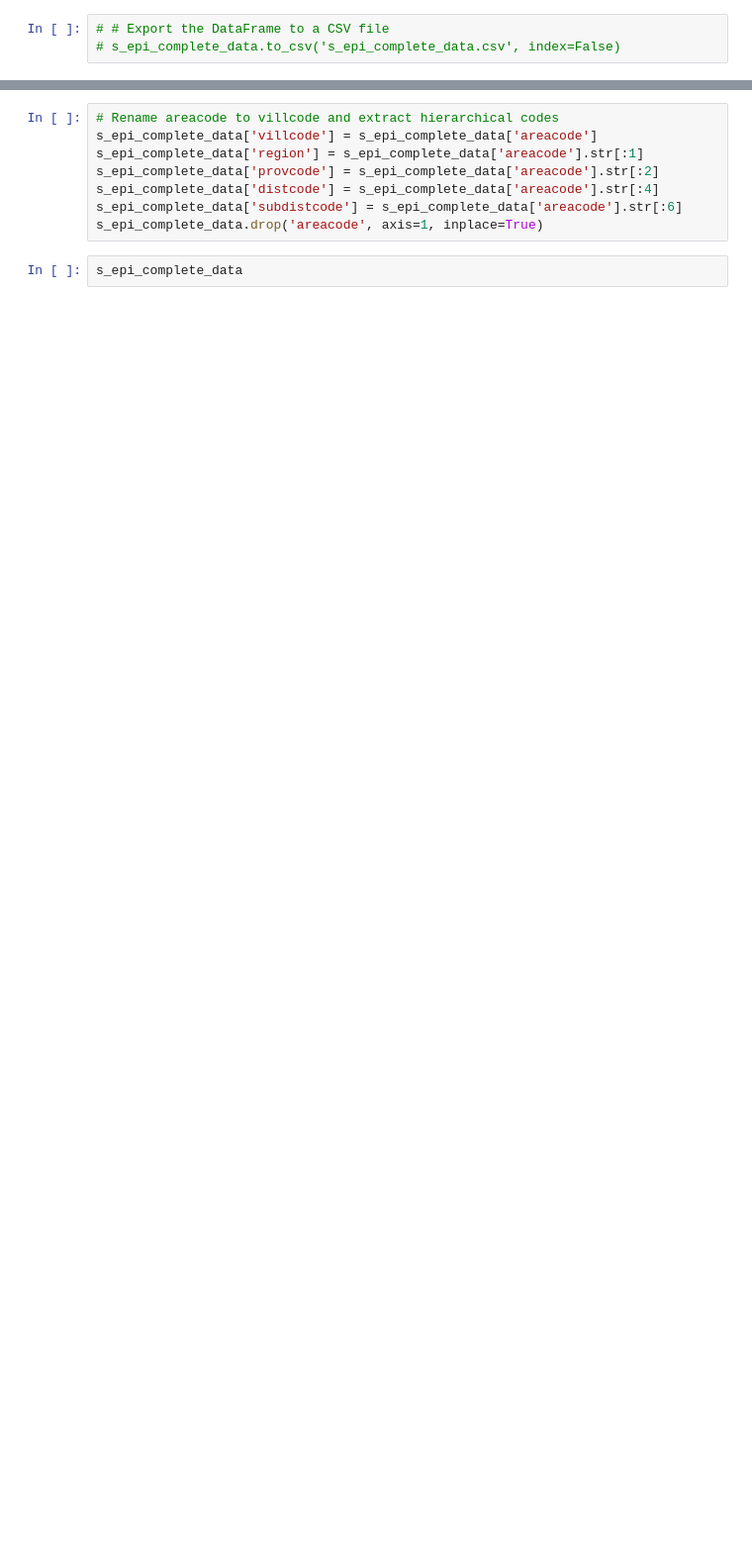
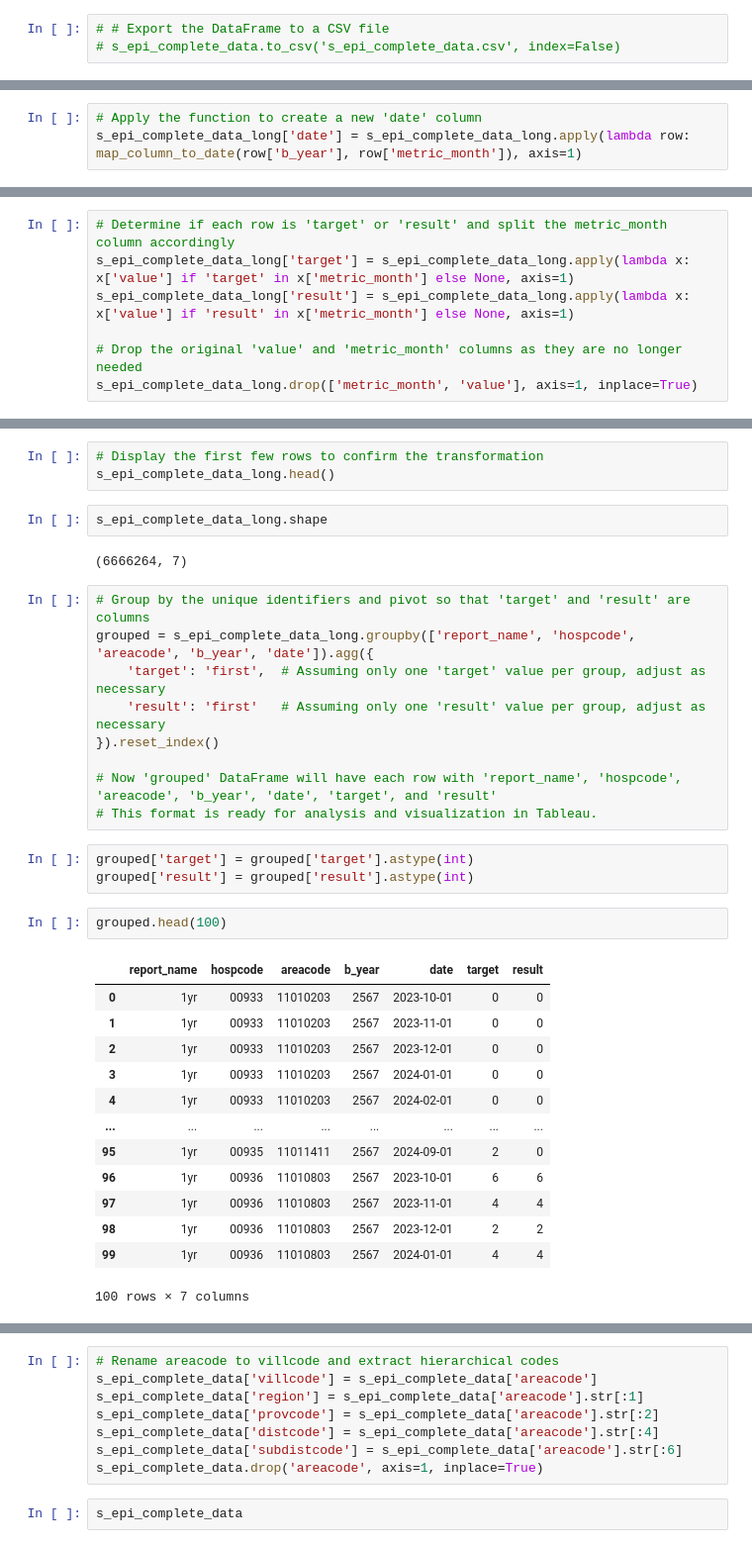
Before and after one commit to vk-poonyakanok/s_epi_complete, a Jupyter notebook: s_epi_complete.ipynb, the cells around one changed output, grey strips where cells are left out. Shown at 99% size. Drawn from its saved outputs; the diff is of its cells as text; blank space fills up the shorter version.

```diff
--- a/s_epi_complete.ipynb
+++ b/s_epi_complete.ipynb
@@ -614,0 +704,3 @@ All rows are accounted for, no data is missing.
+# %%
+# Apply the function to create a new 'date' column
+s_epi_complete_data_long['date'] = s_epi_complete_data_long.apply(lambda row: map_column_to_date(row['b_year'], row['metric_month']), axis=1)
@@ -614,0 +723,7 @@ All rows are accounted for, no data is missing.
+# %%
+# Determine if each row is 'target' or 'result' and split the metric_month column accordingly
+s_epi_complete_data_long['target'] = s_epi_complete_data_long.apply(lambda x: x['value'] if 'target' in x['metric_month'] else None, axis=1)
+s_epi_complete_data_long['result'] = s_epi_complete_data_long.apply(lambda x: x['value'] if 'result' in x['metric_month'] else None, axis=1)
+
+# Drop the original 'value' and 'metric_month' columns as they are no longer needed
+s_epi_complete_data_long.drop(['metric_month', 'value'], axis=1, inplace=True)
@@ -614,0 +737,35 @@ All rows are accounted for, no data is missing.
+# %%
+# Display the first few rows to confirm the transformation
+s_epi_complete_data_long.head()
+# %%
+s_epi_complete_data_long.shape
+# %% [output]
+(6666264, 7)
+# %%
+# Group by the unique identifiers and pivot so that 'target' and 'result' are columns
+grouped = s_epi_complete_data_long.groupby(['report_name', 'hospcode', 'areacode', 'b_year', 'date']).agg({
+    'target': 'first',  # Assuming only one 'target' value per group, adjust as necessary
+    'result': 'first'   # Assuming only one 'result' value per group, adjust as necessary
+}).reset_index()
+
+# Now 'grouped' DataFrame will have each row with 'report_name', 'hospcode', 'areacode', 'b_year', 'date', 'target', and 'result'
+# This format is ready for analysis and visualization in Tableau.
+# %%
+grouped['target'] = grouped['target'].astype(int)
+grouped['result'] = grouped['result'].astype(int)
+# %%
+grouped.head(100)
+# %% [output]
+|  | report_name | hospcode | areacode | b_year | date | target | result |
+| 0 | 1yr | 00933 | 11010203 | 2567 | 2023-10-01 | 0 | 0 |
+| 1 | 1yr | 00933 | 11010203 | 2567 | 2023-11-01 | 0 | 0 |
+| 2 | 1yr | 00933 | 11010203 | 2567 | 2023-12-01 | 0 | 0 |
+| 3 | 1yr | 00933 | 11010203 | 2567 | 2024-01-01 | 0 | 0 |
+| 4 | 1yr | 00933 | 11010203 | 2567 | 2024-02-01 | 0 | 0 |
+| ... | ... | ... | ... | ... | ... | ... | ... |
+| 95 | 1yr | 00935 | 11011411 | 2567 | 2024-09-01 | 2 | 0 |
+| 96 | 1yr | 00936 | 11010803 | 2567 | 2023-10-01 | 6 | 6 |
+| 97 | 1yr | 00936 | 11010803 | 2567 | 2023-11-01 | 4 | 4 |
+| 98 | 1yr | 00936 | 11010803 | 2567 | 2023-12-01 | 2 | 2 |
+| 99 | 1yr | 00936 | 11010803 | 2567 | 2024-01-01 | 4 | 4 |
+100 rows × 7 columns
```
Also changed, not shown: parts of 44 cells of this notebook, 6 other files.
